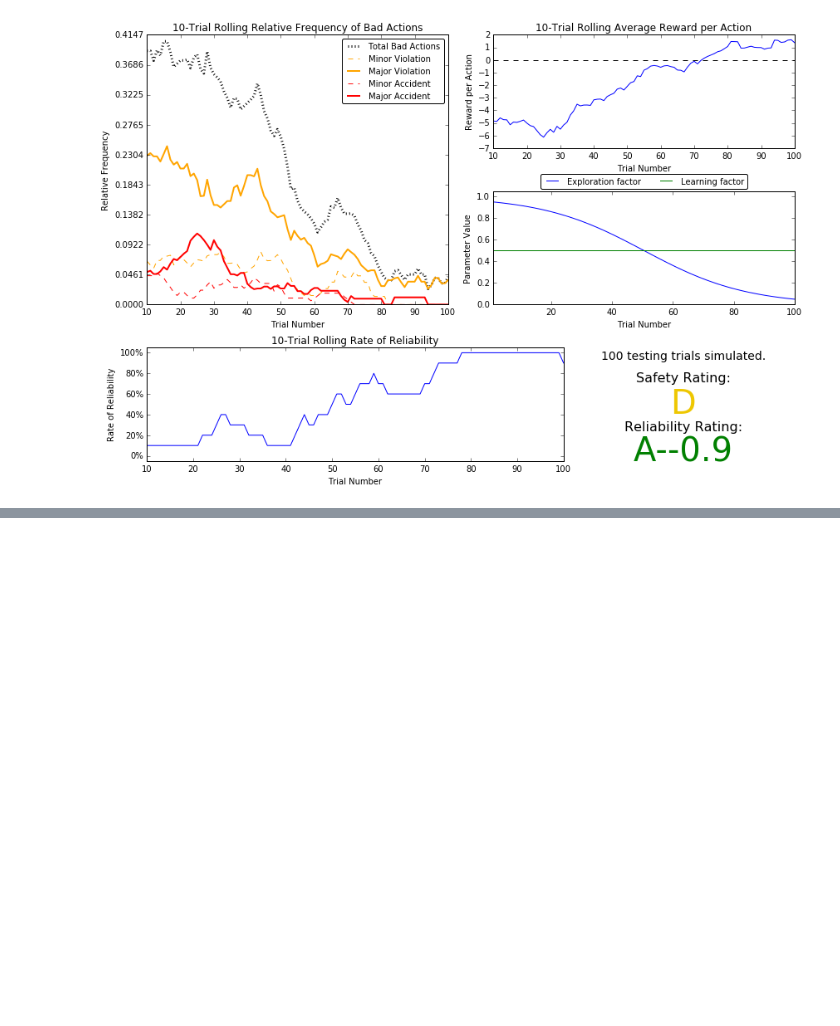
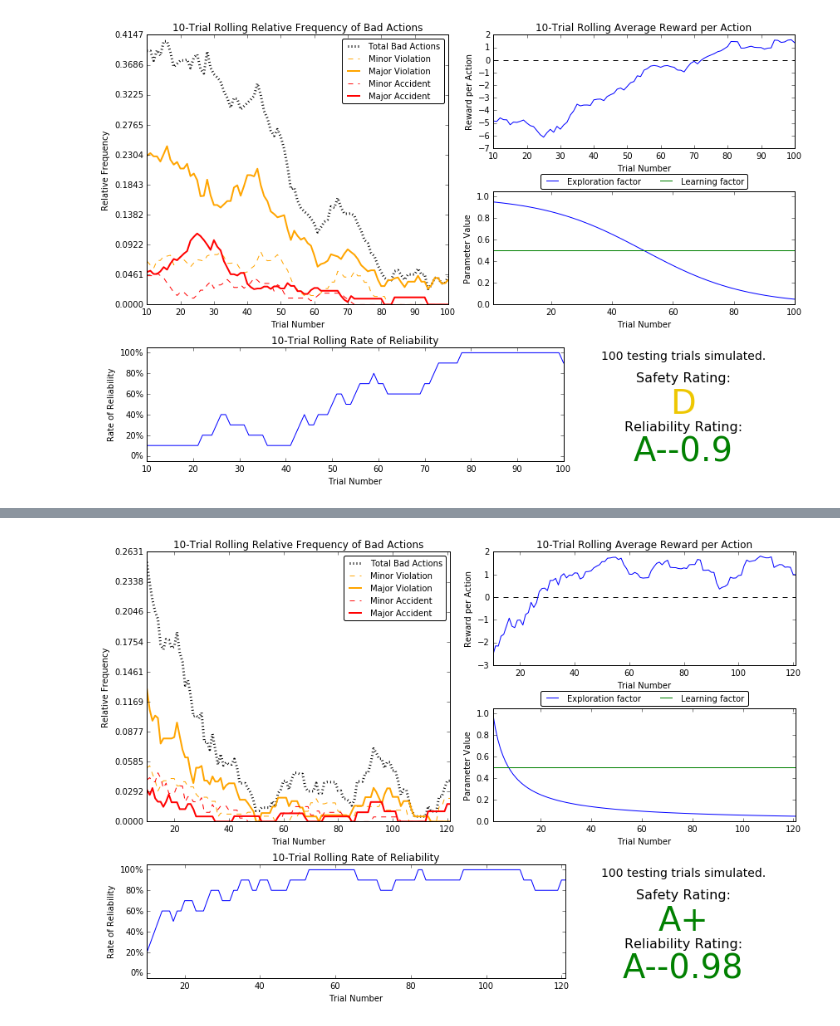
Before and after one commit to alextrickey/smartcab, a Jupyter notebook: round3_untransformed_features.ipynb, the cells around one changed output, grey strips where cells are left out. Saved outputs shown, nothing was run; the diff lists cells and outputs as text; code cells hidden in the pictures; blank space fills up the shorter version.

```diff
--- a/round3_untransformed_features.ipynb
+++ b/round3_untransformed_features.ipynb
@@ -89,0 +115,5 @@ vs.plot_trials('sim_improved-learning.csv')
+# %%
+#Logistic, alpha=0.5, seed 3
+vs.plot_trials('sim_improved-learning.csv')
+# %% [output]
+[figure, added]
```
Also changed, not shown: parts of 32 cells of this notebook, 2 other files.
